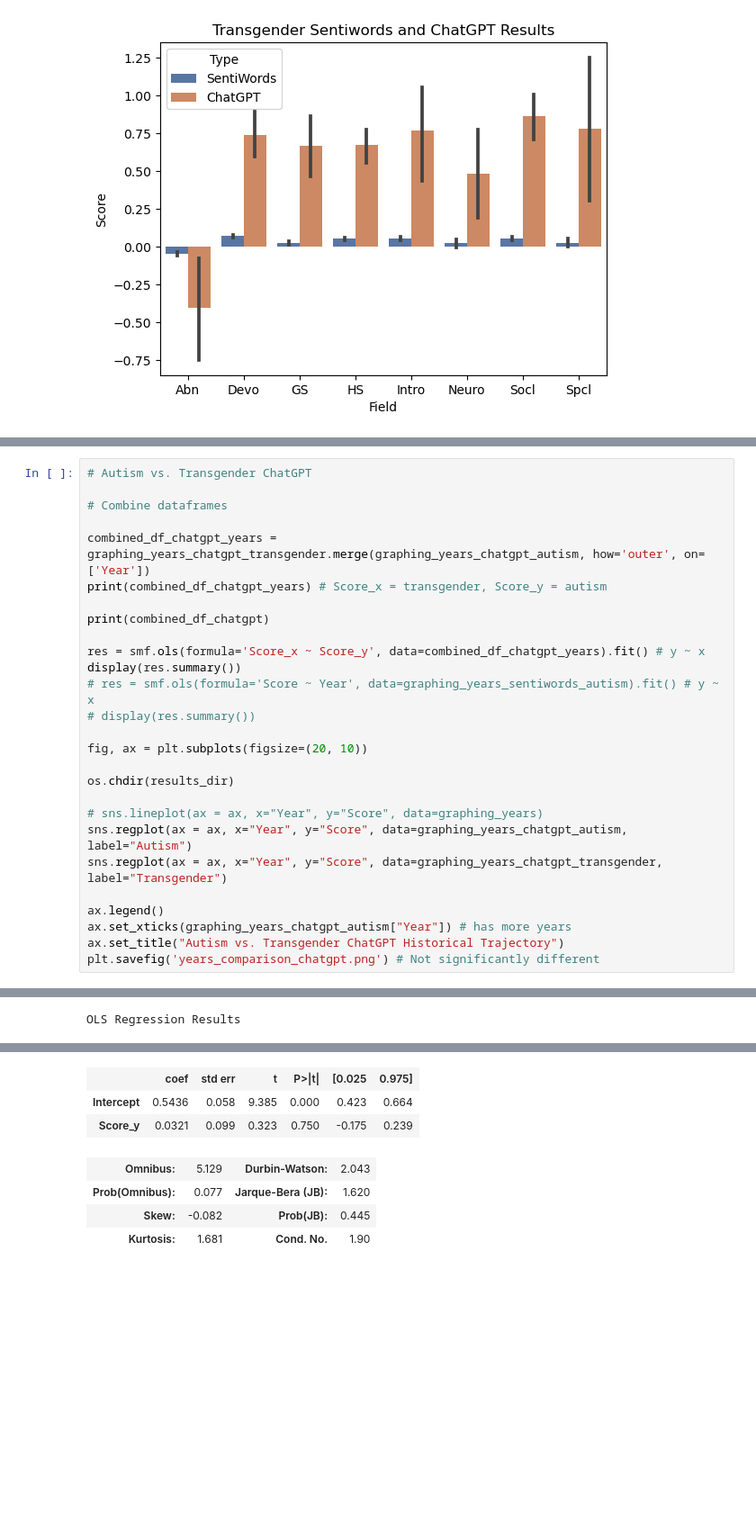
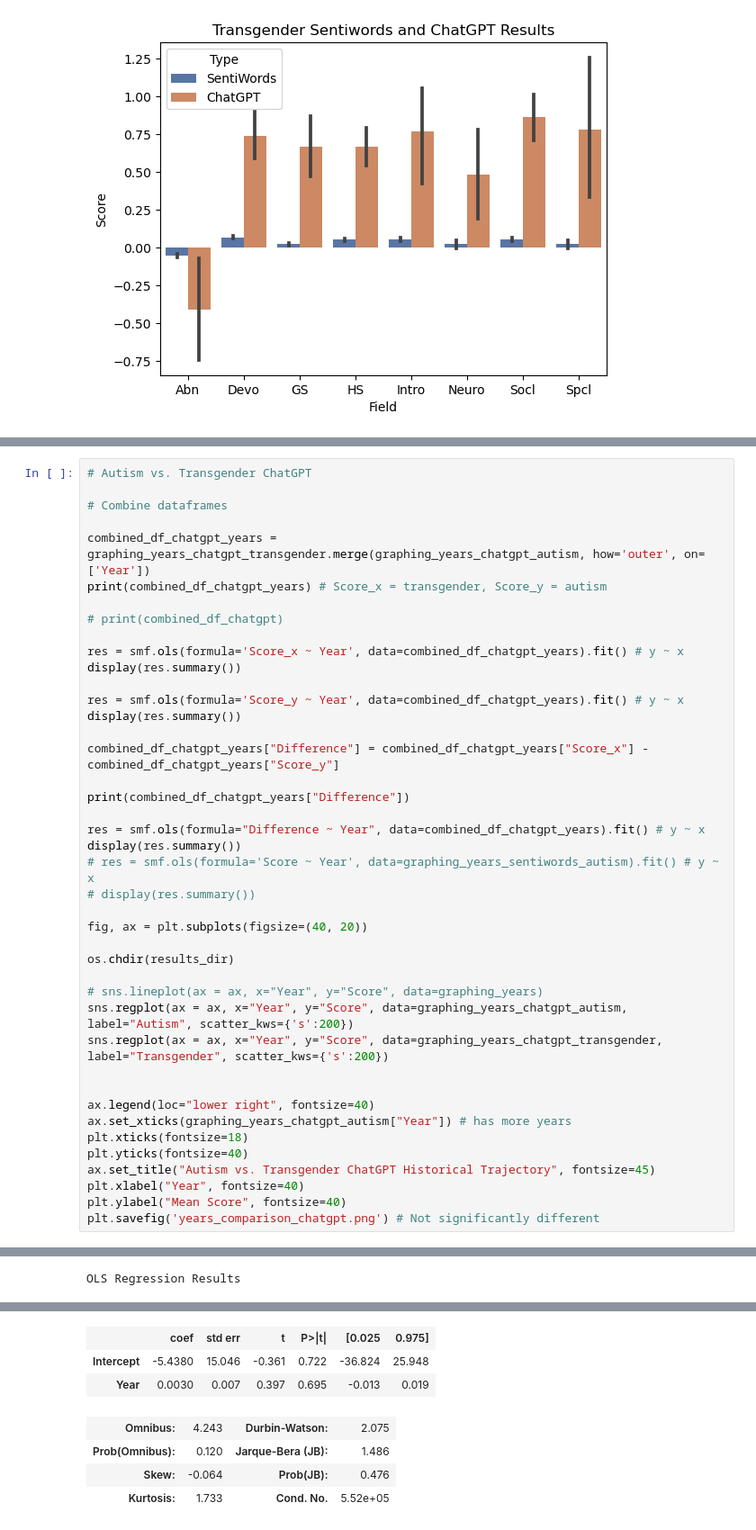
Before and after one commit to maksiaev/GitHub_DMP, a Jupyter notebook: Results/Comparisons.ipynb, the cells around one changed output, grey strips where cells are left out. Shown at 90% size. Drawn from its saved outputs; the diff is of its cells as text; blank space fills up the shorter version.

```diff
--- a/Results/Comparisons.ipynb
+++ b/Results/Comparisons.ipynb
@@ -582,24 +587,39 @@ Notes:
 combined_df_chatgpt_years = graphing_years_chatgpt_transgender.merge(graphing_years_chatgpt_autism, how='outer', on=['Year'])
 print(combined_df_chatgpt_years) # Score_x = transgender, Score_y = autism
 
-print(combined_df_chatgpt)
+# print(combined_df_chatgpt)
 
-res = smf.ols(formula='Score_x ~ Score_y', data=combined_df_chatgpt_years).fit() # y ~ x
+res = smf.ols(formula='Score_x ~ Year', data=combined_df_chatgpt_years).fit() # y ~ x
+display(res.summary())
+
+res = smf.ols(formula='Score_y ~ Year', data=combined_df_chatgpt_years).fit() # y ~ x
+display(res.summary())
+
+combined_df_chatgpt_years["Difference"] = combined_df_chatgpt_years["Score_x"] - combined_df_chatgpt_years["Score_y"]
+
+print(combined_df_chatgpt_years["Difference"])
+
+res = smf.ols(formula="Difference ~ Year", data=combined_df_chatgpt_years).fit() # y ~ x
 display(res.summary())
 # res = smf.ols(formula='Score ~ Year', data=graphing_years_sentiwords_autism).fit() # y ~ x
 # display(res.summary())
 
-fig, ax = plt.subplots(figsize=(20, 10))
+fig, ax = plt.subplots(figsize=(40, 20))
 
 os.chdir(results_dir)
 
 # sns.lineplot(ax = ax, x="Year", y="Score", data=graphing_years)
-sns.regplot(ax = ax, x="Year", y="Score", data=graphing_years_chatgpt_autism, label="Autism")
-sns.regplot(ax = ax, x="Year", y="Score", data=graphing_years_chatgpt_transgender, label="Transgender")
+sns.regplot(ax = ax, x="Year", y="Score", data=graphing_years_chatgpt_autism, label="Autism", scatter_kws={'s':200})
+sns.regplot(ax = ax, x="Year", y="Score", data=graphing_years_chatgpt_transgender, label="Transgender", scatter_kws={'s':200})
 
-ax.legend()
+
+ax.legend(loc="lower right", fontsize=40)
 ax.set_xticks(graphing_years_chatgpt_autism["Year"]) # has more years
-ax.set_title("Autism vs. Transgender ChatGPT Historical Trajectory")
+plt.xticks(fontsize=18)
+plt.yticks(fontsize=40)
+ax.set_title("Autism vs. Transgender ChatGPT Historical Trajectory", fontsize=45)
+plt.xlabel("Year", fontsize=40)
+plt.ylabel("Mean Score", fontsize=40)
 plt.savefig('years_comparison_chatgpt.png') # Not significantly different
 # %% [output]
     Unnamed: 0_x  Year   Score_x  Unnamed: 0_y   Score_y     Type
@@ -630,11 +650,11 @@ OLS Regression Results
 | Df Model: | 1 |  |  |
 | Covariance Type: | nonrobust |  |  |
 |  | coef | std err | t | P>|t| | [0.025 | 0.975] |
-| Intercept | 0.5436 | 0.058 | 9.385 | 0.000 | 0.423 | 0.664 |
-| Score_y | 0.0321 | 0.099 | 0.323 | 0.750 | -0.175 | 0.239 |
+| Intercept | -5.4380 | 15.046 | -0.361 | 0.722 | -36.824 | 25.948 |
+| Year | 0.0030 | 0.007 | 0.397 | 0.695 | -0.013 | 0.019 |
-| Omnibus: | 5.129 | Durbin-Watson: | 2.043 |
-| Prob(Omnibus): | 0.077 | Jarque-Bera (JB): | 1.620 |
-| Skew: | -0.082 | Prob(JB): | 0.445 |
-| Kurtosis: | 1.681 | Cond. No. | 1.90 |
+| Omnibus: | 4.243 | Durbin-Watson: | 2.075 |
+| Prob(Omnibus): | 0.120 | Jarque-Bera (JB): | 1.486 |
+| Skew: | -0.064 | Prob(JB): | 0.476 |
+| Kurtosis: | 1.733 | Cond. No. | 5.52e+05 |
 Notes:
 [1] Standard Errors assume that the covariance matrix of the errors is correctly specified.
```
Also changed, not shown: parts of 7 cells of this notebook, 25 other files.
